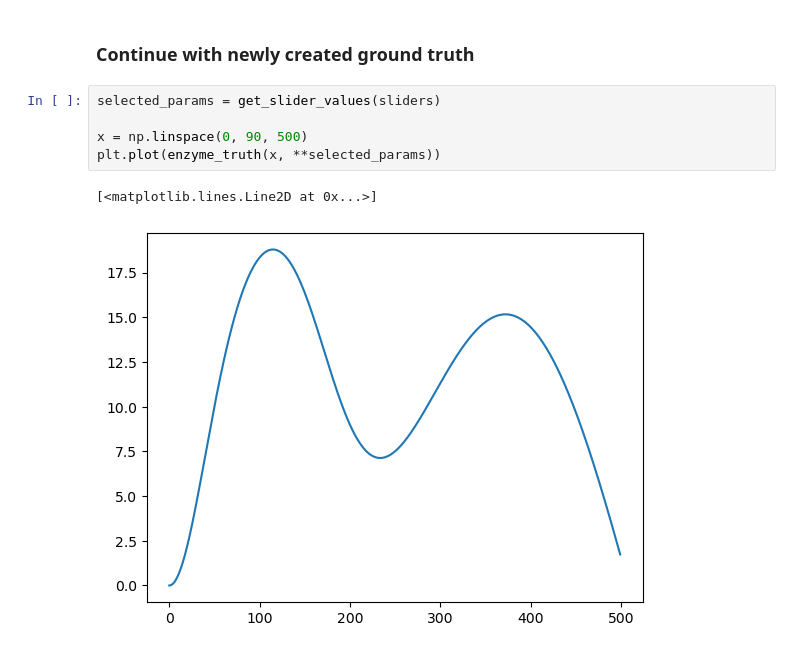
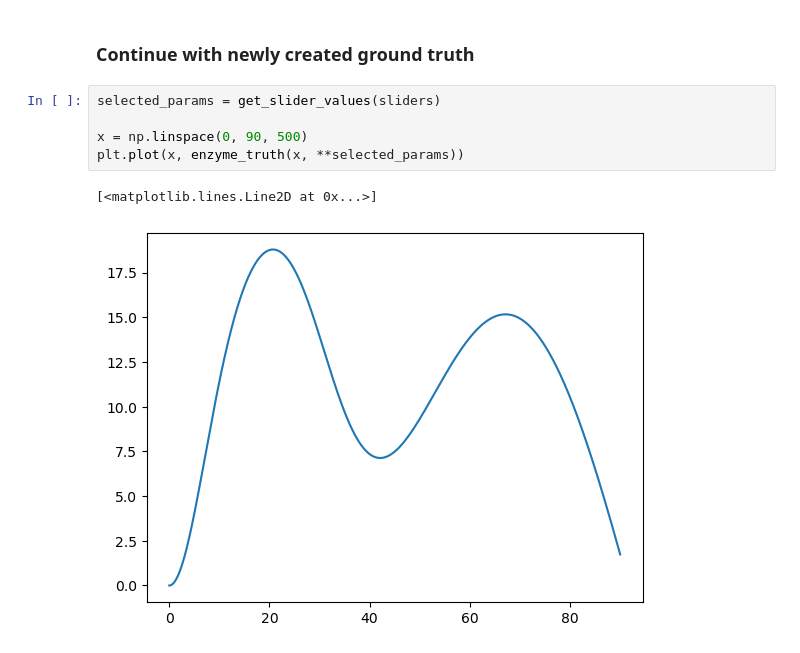
Before and after one commit to lhelleckes/BO_Empirical_Examples, a Jupyter notebook: cascade_example.ipynb, the cells around one changed output. Saved outputs shown, nothing was run; the diff lists cells and outputs as text.

```diff
--- a/cascade_example.ipynb
+++ b/cascade_example.ipynb
@@ -152,8 +156,8 @@ VBox(children=(HBox(children=(VBox(children=(FloatSlider(value=38.0, description
 # %%
 selected_params = get_slider_values(sliders)
 
 x = np.linspace(0, 90, 500)
-plt.plot(enzyme_truth(x, **selected_params))
+plt.plot(x, enzyme_truth(x, **selected_params))
 # %% [output]
 [<matplotlib.lines.Line2D at 0x...>]
-[figure, old version]
+[figure, new version]
```
Also changed, not shown: parts of 4 cells of this notebook, 1 other file.
